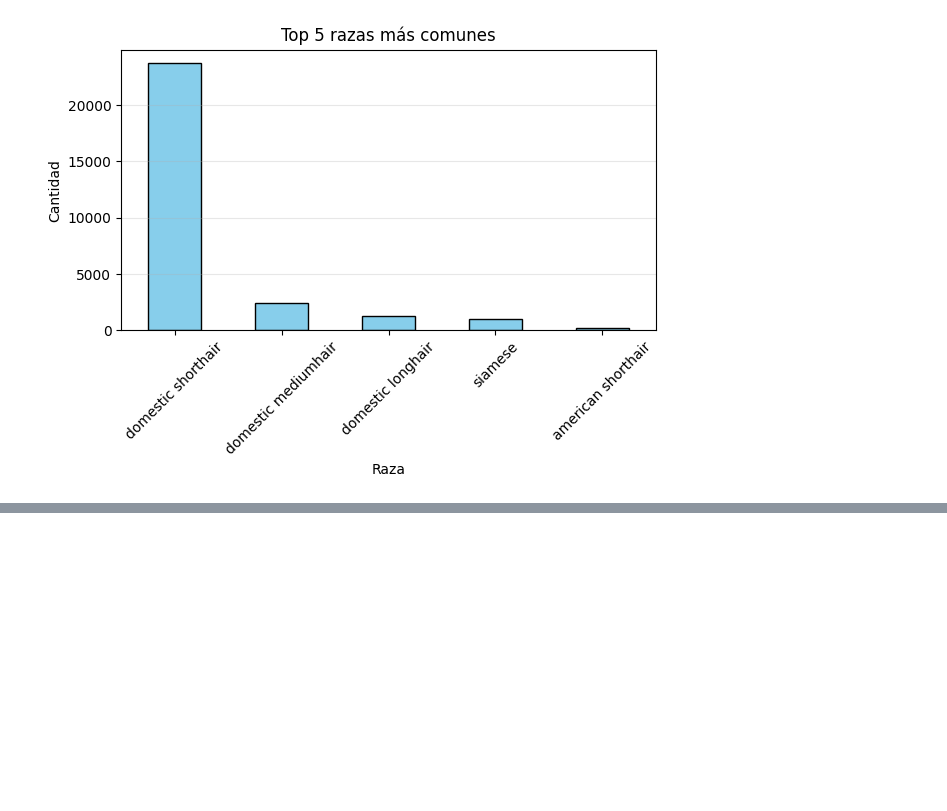
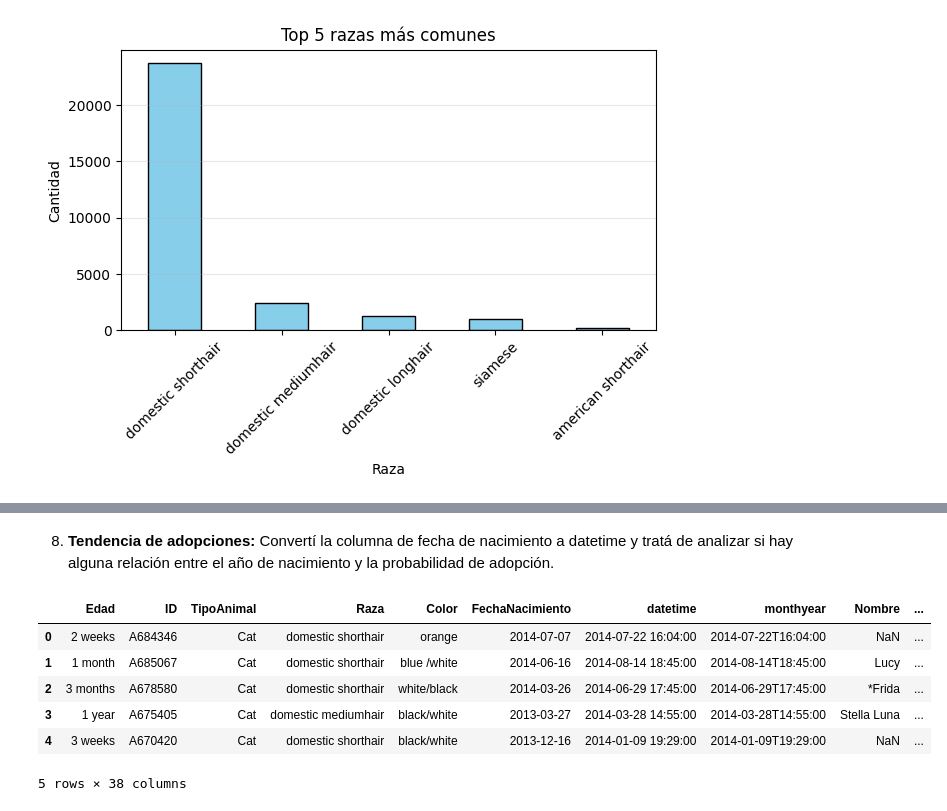
Before and after one commit to LoreHinosT/ayi-academy-clases, a Jupyter notebook: modulo 1 clase 3/Módulo 1 – Clase 3.ipynb, the cells around one changed output, grey strips where cells are left out. Saved outputs shown, nothing was run; the diff lists cells and outputs as text; code cells hidden in the pictures; blank space fills up the shorter version.

```diff
--- a/modulo 1 clase 3/Módulo 1 – Clase 3.ipynb
+++ b/modulo 1 clase 3/Módulo 1 – Clase 3.ipynb
@@ -244,0 +297,15 @@ Name: count, dtype: int64
+# %% [markdown]
+8. **Tendencia de adopciones:** Convertí la columna de fecha de nacimiento a datetime y tratá de analizar si hay alguna relación entre el año de nacimiento y la probabilidad de adopción.
+# %%
+# Suponiendo que tu DataFrame se llama df y la columna es 'fecha_nacimiento'
+df['FechaNacimiento'] = pd.to_datetime(df['FechaNacimiento'])
+
+df.head()
+# %% [output]
+|  | Edad | ID | TipoAnimal | Raza | Color | FechaNacimiento | datetime | monthyear | Nombre | ... |
+| 0 | 2 weeks | A684346 | Cat | domestic shorthair | orange | 2014-07-07 | 2014-07-22 16:04:00 | 2014-07-22T16:04:00 | NaN | ... |
+| 1 | 1 month | A685067 | Cat | domestic shorthair | blue /white | 2014-06-16 | 2014-08-14 18:45:00 | 2014-08-14T18:45:00 | Lucy | ... |
+| 2 | 3 months | A678580 | Cat | domestic shorthair | white/black | 2014-03-26 | 2014-06-29 17:45:00 | 2014-06-29T17:45:00 | *Frida | ... |
+| 3 | 1 year | A675405 | Cat | domestic mediumhair | black/white | 2013-03-27 | 2014-03-28 14:55:00 | 2014-03-28T14:55:00 | Stella Luna | ... |
+| 4 | 3 weeks | A670420 | Cat | domestic shorthair | black/white | 2013-12-16 | 2014-01-09 19:29:00 | 2014-01-09T19:29:00 | NaN | ... |
+5 rows × 38 columns
```
Also changed, not shown: parts of 5 cells of this notebook.
